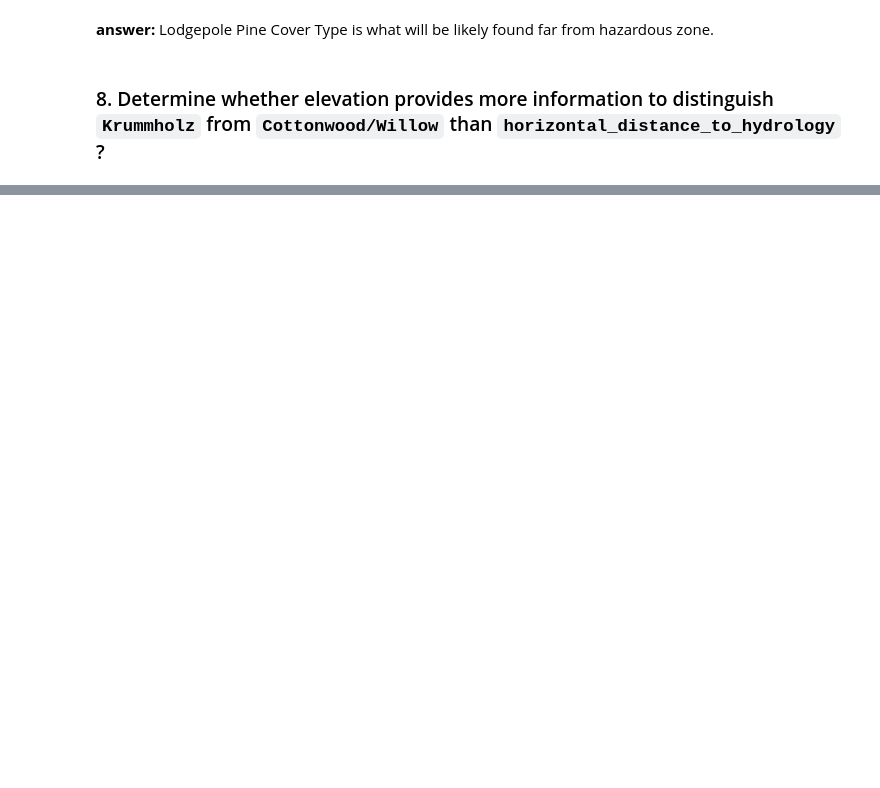
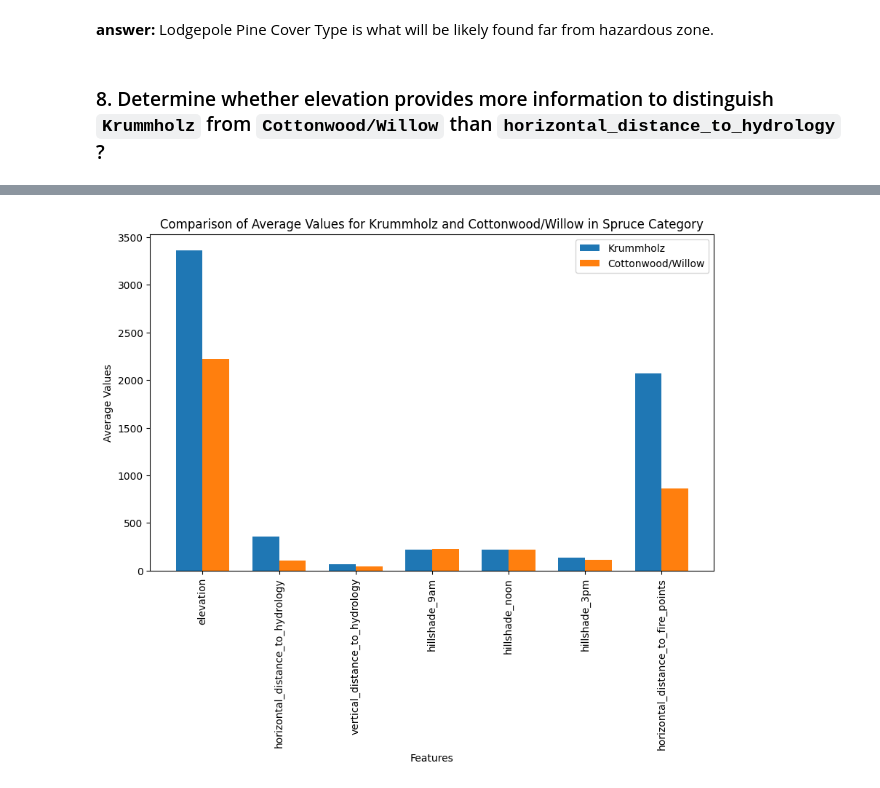
Before and after one commit to wit03/datamodel, a Jupyter notebook: lab4/lab4.ipynb, the cells around one changed output, grey strips where cells are left out. Cells and saved outputs as stored; diff of their text form; code cells hidden in the pictures; blank space fills up the shorter version.

```diff
--- a/lab4/lab4.ipynb
+++ b/lab4/lab4.ipynb
@@ -153,0 +266,29 @@ plt.show()
+# %%
+krummholz_data = df[(df['cover_type'] == 'Krummholz')]
+cottonwood_willow_data = df[(df['cover_type'] == 'Cottonwood/Willow')]
+
+
+krummholz_avg_values = krummholz_data.mean(numeric_only=True)
+cottonwood_willow_avg_values = cottonwood_willow_data.mean(numeric_only=True)
+
+features_to_plot = ['elevation', 'horizontal_distance_to_hydrology', 'vertical_distance_to_hydrology','hillshade_9am', 'hillshade_noon', 'hillshade_3pm', 'horizontal_distance_to_fire_points']
+
+fig, ax = plt.subplots(figsize=(10, 6))
+
+bar_width = 0.35
+index = range(len(features_to_plot))
+
+bar1 = ax.bar(index, krummholz_avg_values[features_to_plot], bar_width, label='Krummholz')
+bar2 = ax.bar([i + bar_width for i in index], cottonwood_willow_avg_values[features_to_plot], bar_width, label='Cottonwood/Willow')
+
+ax.set_xlabel('Features')
+ax.set_ylabel('Average Values')
+ax.set_title('Comparison of Average Values for Krummholz and Cottonwood/Willow in Spruce Category')
+ax.set_xticks([i + bar_width/2 for i in index])
+ax.set_xticklabels(features_to_plot)
+ax.legend()
+plt.xticks(rotation=90)
+
+plt.show()
+# %% [output]
+[figure, added]
```
Also changed, not shown: parts of 24 cells of this notebook.
